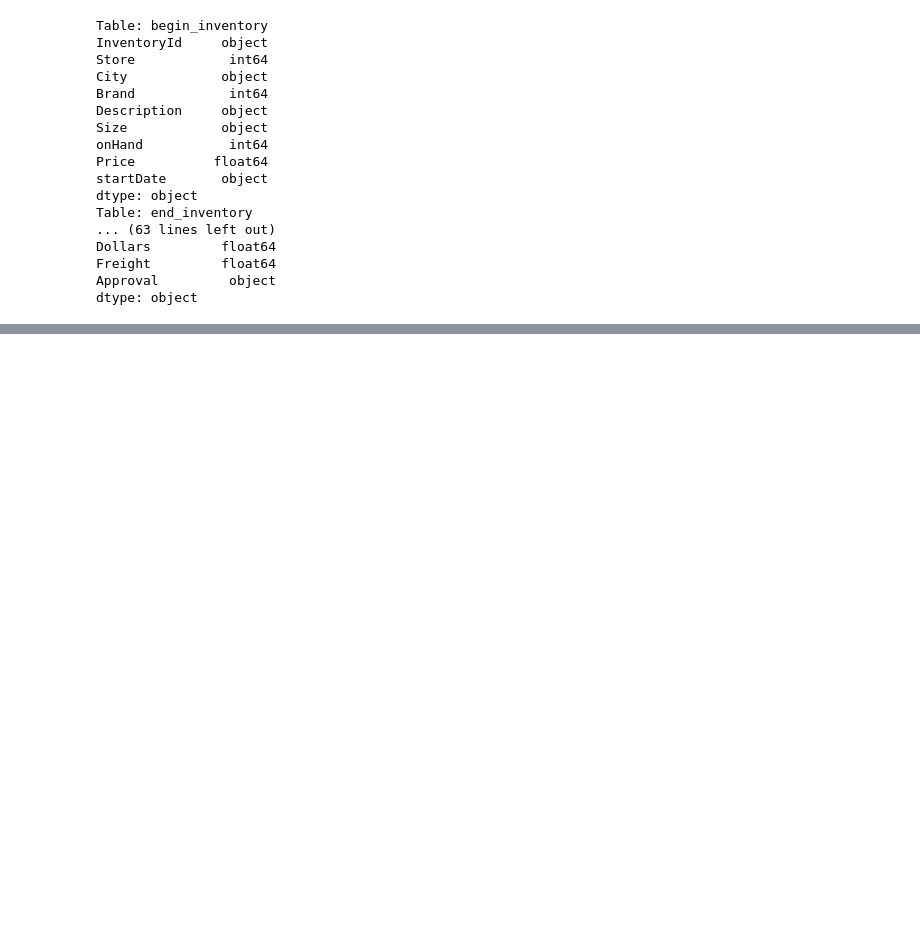
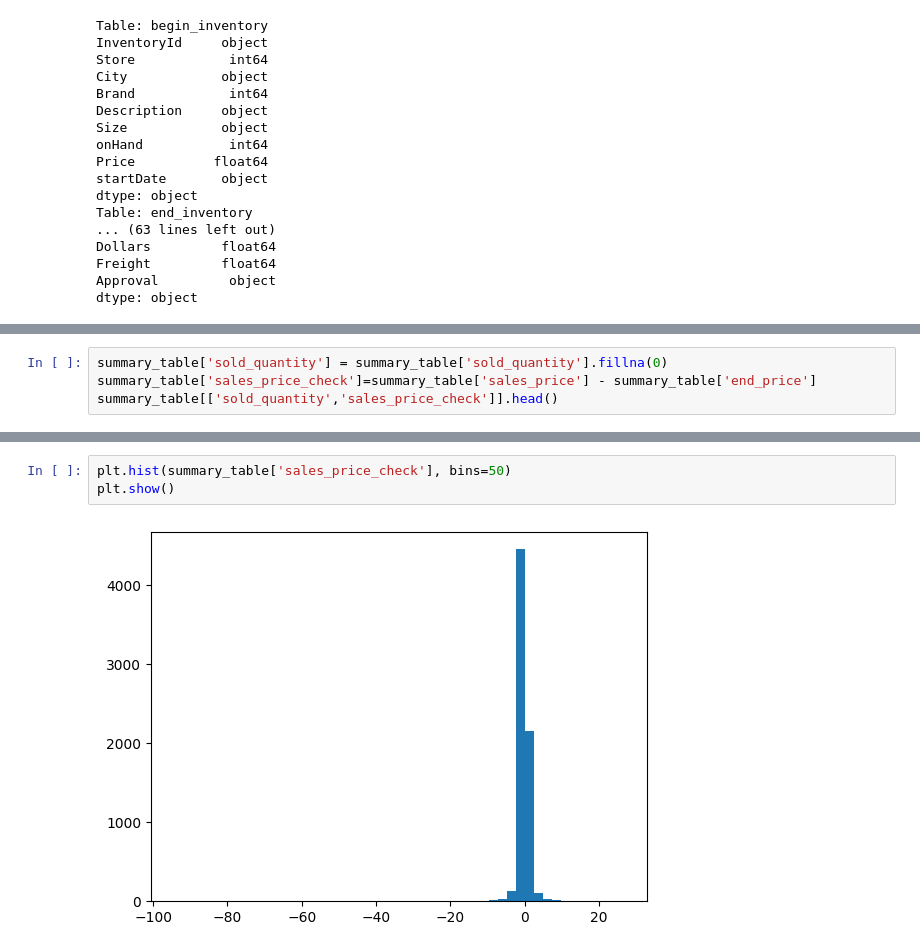
Before and after one commit to HarshG5/vendor-performance-python-sql-powerbi, a Jupyter notebook: EDA_Vendor Data.ipynb, the cells around one changed output, grey strips where cells are left out. Cells and saved outputs as stored; diff of their text form; blank space fills up the shorter version.

```diff
--- a/EDA_Vendor Data.ipynb
+++ b/EDA_Vendor Data.ipynb
@@ -143,0 +219,4 @@ table ['']
+# %%
+summary_table['sold_quantity'] = summary_table['sold_quantity'].fillna(0)
+summary_table['sales_price_check']=summary_table['sales_price'] - summary_table['end_price']
+summary_table[['sold_quantity','sales_price_check']].head()
@@ -143,0 +230,5 @@ table ['']
+# %%
+plt.hist(summary_table['sales_price_check'], bins=50)
+plt.show()
+# %% [output]
+[figure, added]
```
Also changed, not shown: parts of 16 cells of this notebook.
